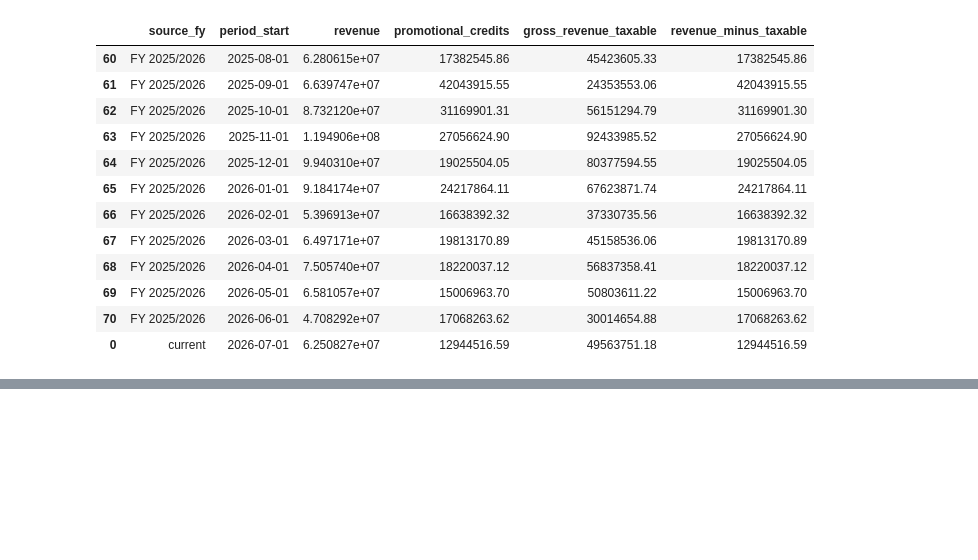
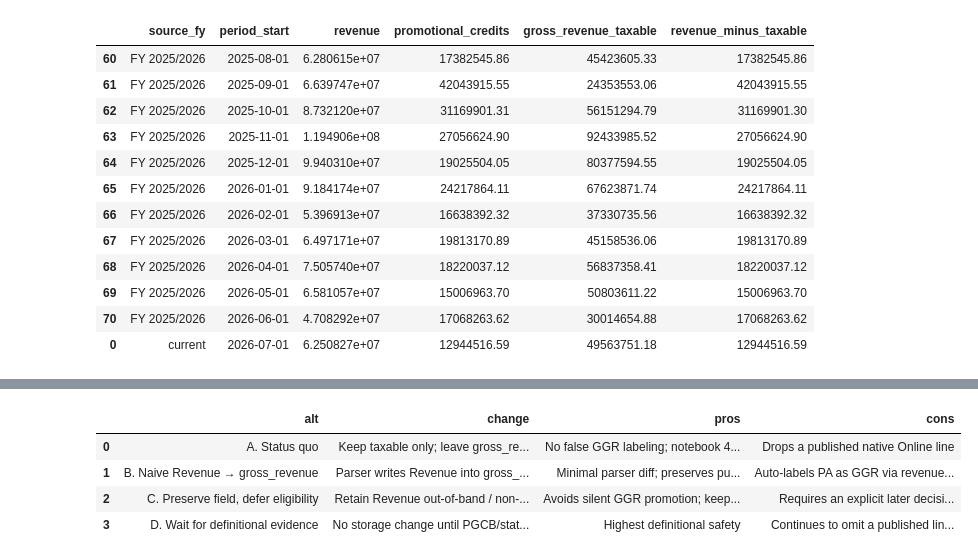
Before and after one commit to seangelb/researchOS, a Jupyter notebook: notebooks/44_pennsylvania_revenue_walkthrough.ipynb, the cells around one changed output, grey strips where cells are left out. Drawn from its saved outputs; the diff is of its cells as text; code cells hidden in the pictures; blank space fills up the shorter version.

```diff
--- a/notebooks/44_pennsylvania_revenue_walkthrough.ipynb
+++ b/notebooks/44_pennsylvania_revenue_walkthrough.ipynb
@@ -1260,0 +1571,91 @@ Statewide online diagnostic table (tail):
+# %%
+import inspect
+from variant_gaming.consolidate import revenue_basis, revenue_amount
+
+print("=== consolidate.revenue_basis (production) ===")
+print(inspect.getsource(revenue_basis))
+print(inspect.getsource(revenue_amount))
+
+print(
+    "Implication: if PA online rows gain a non-null gross_revenue while taxable_revenue remains "
+    "populated, revenue_basis(row) returns \"GGR\" because gross_revenue is checked first. "
+    "The observation is then labeled GGR for consolidation exports regardless of whether PGCB "
+    "'Revenue' is definitionally comparable to other states' GGR."
+)
+
+demo = pd.DataFrame(
+    [
+        {
+            "case": "status_quo_PA_online",
+            "gross_revenue": pd.NA,
+            "adjusted_revenue": pd.NA,
+            "taxable_revenue": 1_000_000.0,
+            "net_proceeds": pd.NA,
+        },
+        {
+            "case": "naive_Revenue_into_gross_revenue",
+            "gross_revenue": 1_200_000.0,
+            "adjusted_revenue": pd.NA,
+            "taxable_revenue": 1_000_000.0,
+            "net_proceeds": pd.NA,
+        },
+    ]
+)
+demo["revenue_basis"] = demo.apply(revenue_basis, axis=1)
+demo["revenue_amount"] = demo.apply(revenue_amount, axis=1)
+print("Illustrative labeling effect (synthetic numbers):")
+display(demo)
+
+print("\n=== notebook 40 comparison filter (handle-plus-GGR cohort) ===")
+print(
+    "From notebooks/40_sqlite_ggr_analysis.ipynb — comparable multi-state online sportsbooks:\n"
+    "  Inclusion rules (all required):\n"
+    "  - vertical == online sports betting\n"
+    "  - frequency == monthly\n"
+    "  - revenue_basis == 'GGR'\n"
+    "  - positive, non-null handle\n"
+    "  - non-null revenue\n"
+    "Therefore a naive Revenue → gross_revenue write would automatically make PA eligible for that "
+    "GGR cohort via revenue_basis, without any separate comparability review."
+)
+
+print("\n=== Decision separation ===")
+print("1. Field preservation: may PGCB Online 'Revenue' be retained as a published native field?")
+print("2. Cross-state comparability: may that field enter GGR cohorts / be labeled revenue_basis=GGR?")
+print("These are separate. Arithmetic identity alone does not answer (2).")
+
+print("\n=== Smallest implementation alternatives (document only — do not implement) ===")
+alternatives = pd.DataFrame(
+    [
+        {
+            "alt": "A. Status quo",
+            "change": "Keep taxable only; leave gross_revenue null",
+            "pros": "No false GGR labeling; notebook 40 cohort unchanged",
+            "cons": "Drops a published native Online line",
+        },
+        {
+            "alt": "B. Naive Revenue → gross_revenue",
+            "change": "Parser writes Revenue into gross_revenue; taxable unchanged",
+            "pros": "Minimal parser diff; preserves published field in existing column",
+            "cons": "Auto-labels PA as GGR via revenue_basis; notebook 40 would include PA without comparability decision — NOT safe standalone",
+        },
+        {
+            "alt": "C. Preserve field, defer eligibility",
+            "change": "Retain Revenue out-of-band / non-cohort until labeling policy is decided",
+            "pros": "Avoids silent GGR promotion; keeps evidence",
+            "cons": "Requires an explicit later decision; not implemented here (no new schema/framework in this notebook)",
+        },
+        {
+            "alt": "D. Wait for definitional evidence",
+            "change": "No storage change until PGCB/statute mapping of Revenue vs taxable vs statutory gross is resolved",
+            "pros": "Highest definitional safety",
+            "cons": "Continues to omit a published line from structured storage",
+        },
+    ]
+)
+display(alternatives)
+print(
+    "Provisional stance for this notebook: Revenue → gross_revenue remains a HYPOTHESIS only. "
+    "It is not currently a safe standalone production change because of the GGR auto-label path."
+)
+# %% [output]
@@ -1260,0 +1698,5 @@ Statewide online diagnostic table (tail):
+|  | alt | change | pros | cons |
+| 0 | A. Status quo | Keep taxable only; leave gross_re... | No false GGR labeling; notebook 4... | Drops a published native Online line |
+| 1 | B. Naive Revenue → gross_revenue | Parser writes Revenue into gross_... | Minimal parser diff; preserves pu... | Auto-labels PA as GGR via revenue... |
+| 2 | C. Preserve field, defer eligibility | Retain Revenue out-of-band / non-... | Avoids silent GGR promotion; keep... | Requires an explicit later decisi... |
+| 3 | D. Wait for definitional evidence | No storage change until PGCB/stat... | Highest definitional safety | Continues to omit a published lin... |
```
Also changed, not shown: parts of 10 cells of this notebook.
